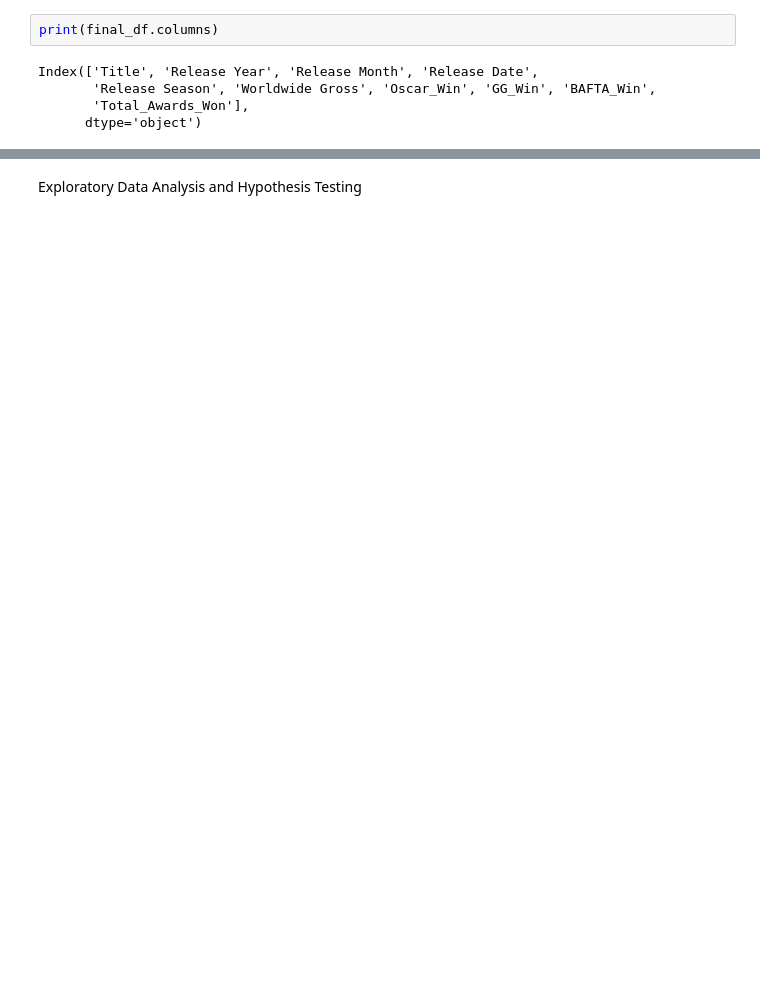
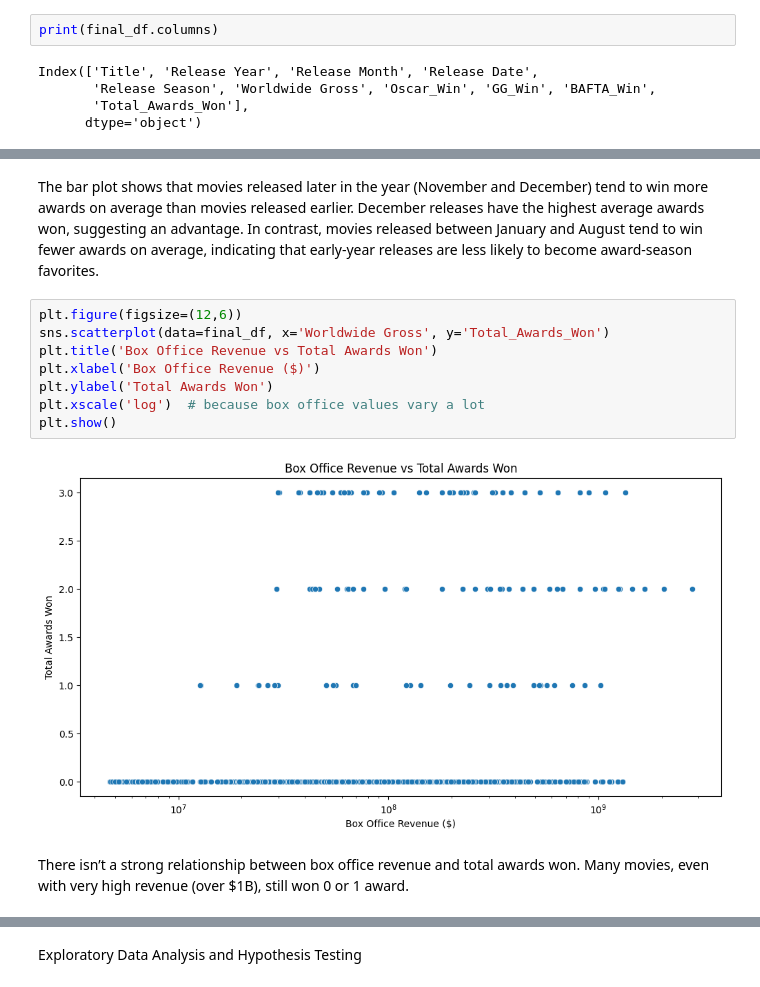
Before and after one commit to oykudemirel/DSA-210-PROJECT, a Jupyter notebook: dsa210project.ipynb, the cells around one changed output, grey strips where cells are left out. Cells and saved outputs as stored; diff of their text form; blank space fills up the shorter version.

```diff
--- a/dsa210project.ipynb
+++ b/dsa210project.ipynb
@@ -580,0 +600,14 @@ Index(['Title', 'Release Year', 'Release Month', 'Release Date',
+# %% [markdown]
+The bar plot shows that movies released later in the year (November and December) tend to win more awards on average than movies released earlier. December releases have the highest average awards won, suggesting an advantage. In contrast, movies released between January and August tend to win fewer awards on average, indicating that early-year releases are less likely to become award-season favorites.
+# %%
+plt.figure(figsize=(12,6))
+sns.scatterplot(data=final_df, x='Worldwide Gross', y='Total_Awards_Won')
+plt.title('Box Office Revenue vs Total Awards Won')
+plt.xlabel('Box Office Revenue ($)')
+plt.ylabel('Total Awards Won')
+plt.xscale('log')  # because box office values vary a lot
+plt.show()
+# %% [output]
+[figure, added]
+# %% [markdown]
+There isn’t a strong relationship between box office revenue and total awards won. Many movies, even with very high revenue (over $1B), still won 0 or 1 award.
```
Also changed, not shown: parts of 17 cells of this notebook.
